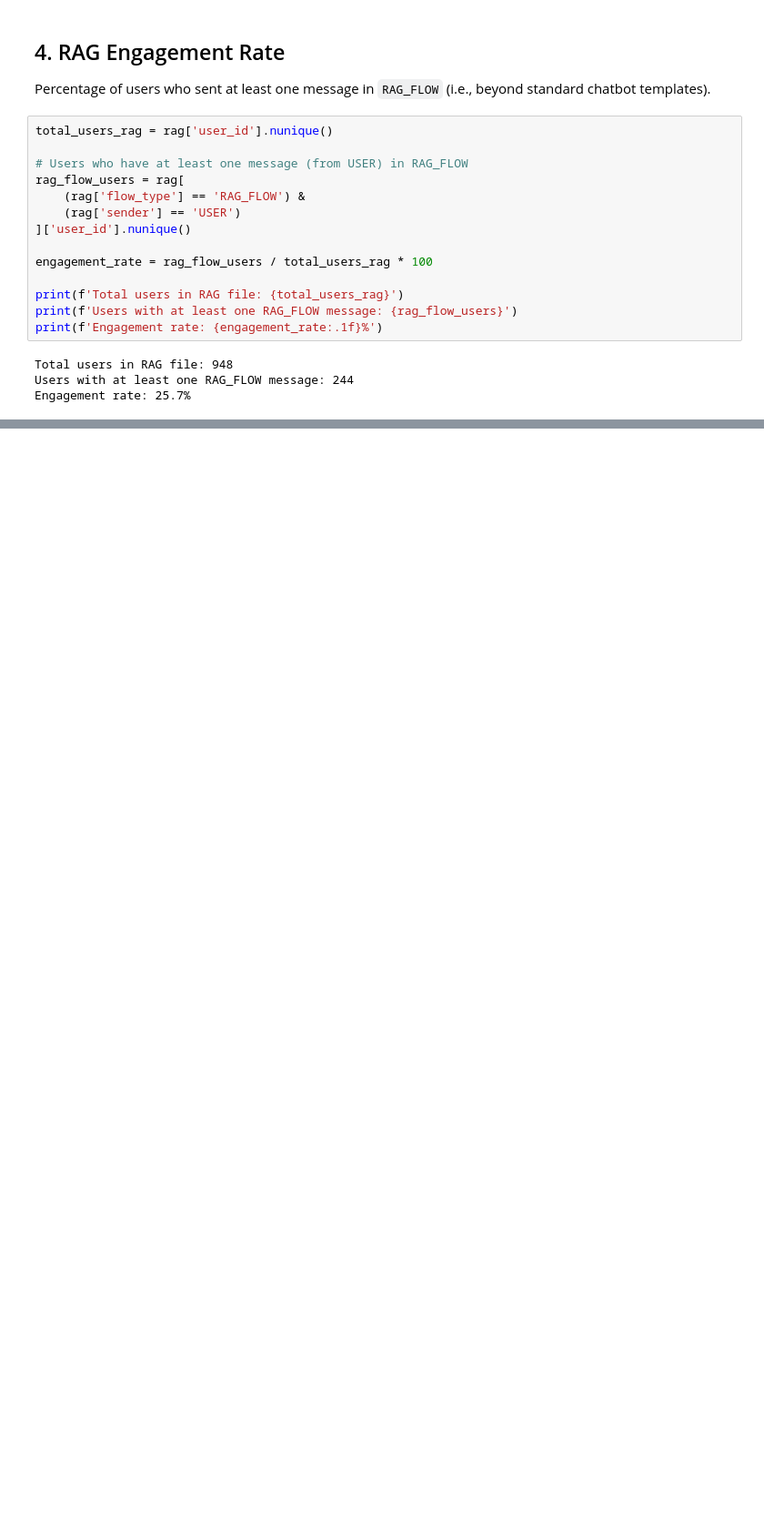
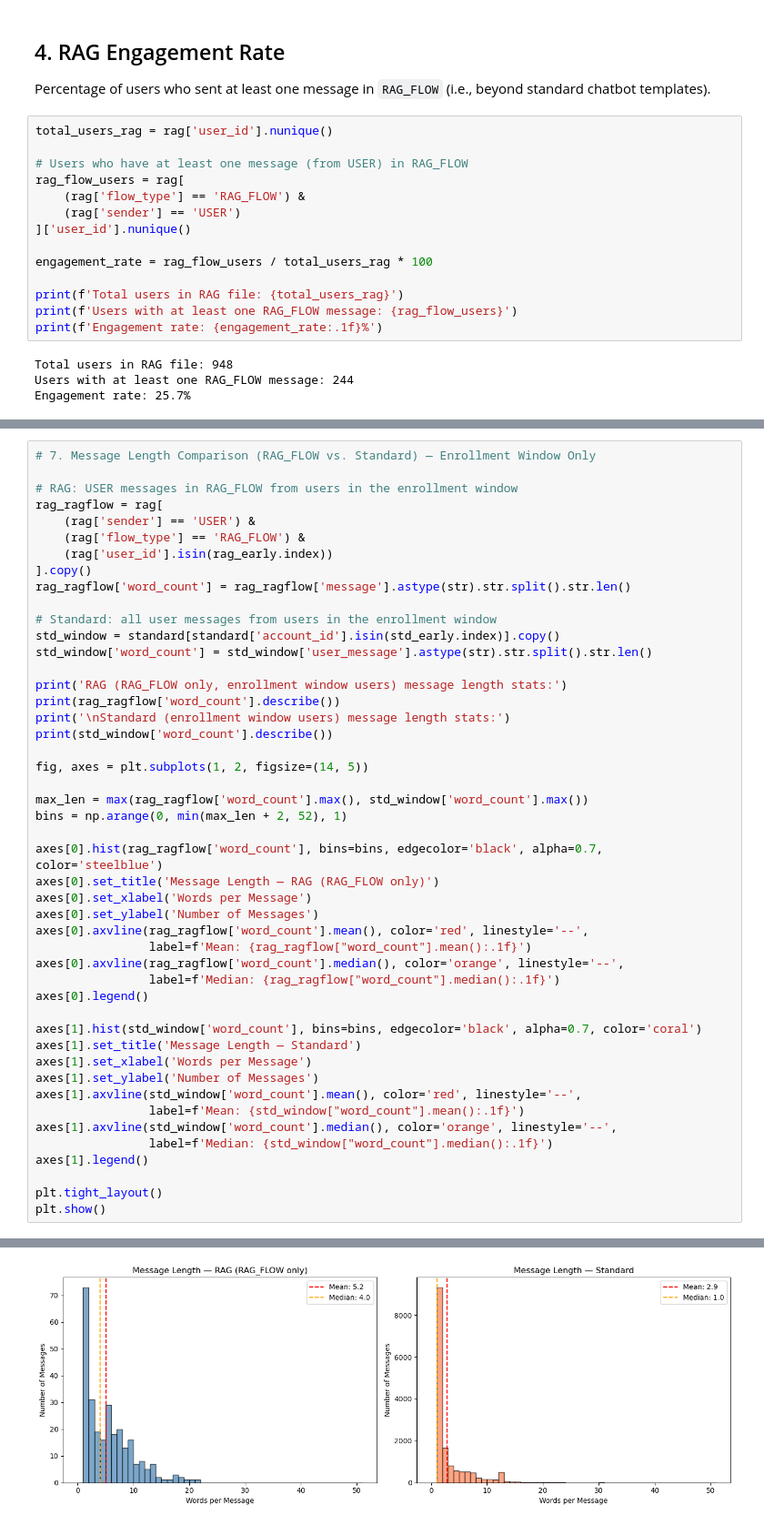
Before and after one commit to graliuce/nivi, a Jupyter notebook: conversation_logs_analysis.ipynb, the cells around one changed output, grey strips where cells are left out. Shown at 91% size. Drawn from its saved outputs; the diff is of its cells as text; blank space fills up the shorter version.

```diff
--- a/conversation_logs_analysis.ipynb
+++ b/conversation_logs_analysis.ipynb
@@ -334,0 +345,48 @@ plt.show()
+# %%
+# 7. Message Length Comparison (RAG_FLOW vs. Standard) — Enrollment Window Only
+
+# RAG: USER messages in RAG_FLOW from users in the enrollment window
+rag_ragflow = rag[
+    (rag['sender'] == 'USER') &
+    (rag['flow_type'] == 'RAG_FLOW') &
+    (rag['user_id'].isin(rag_early.index))
+].copy()
+rag_ragflow['word_count'] = rag_ragflow['message'].astype(str).str.split().str.len()
+
+# Standard: all user messages from users in the enrollment window
+std_window = standard[standard['account_id'].isin(std_early.index)].copy()
+std_window['word_count'] = std_window['user_message'].astype(str).str.split().str.len()
+
+print('RAG (RAG_FLOW only, enrollment window users) message length stats:')
+print(rag_ragflow['word_count'].describe())
+print('\nStandard (enrollment window users) message length stats:')
+print(std_window['word_count'].describe())
+
+fig, axes = plt.subplots(1, 2, figsize=(14, 5))
+
+max_len = max(rag_ragflow['word_count'].max(), std_window['word_count'].max())
+bins = np.arange(0, min(max_len + 2, 52), 1)
+
+axes[0].hist(rag_ragflow['word_count'], bins=bins, edgecolor='black', alpha=0.7, color='steelblue')
+axes[0].set_title('Message Length — RAG (RAG_FLOW only)')
+axes[0].set_xlabel('Words per Message')
+axes[0].set_ylabel('Number of Messages')
+axes[0].axvline(rag_ragflow['word_count'].mean(), color='red', linestyle='--',
+                label=f'Mean: {rag_ragflow["word_count"].mean():.1f}')
+axes[0].axvline(rag_ragflow['word_count'].median(), color='orange', linestyle='--',
+                label=f'Median: {rag_ragflow["word_count"].median():.1f}')
+axes[0].legend()
+
+axes[1].hist(std_window['word_count'], bins=bins, edgecolor='black', alpha=0.7, color='coral')
+axes[1].set_title('Message Length — Standard')
+axes[1].set_xlabel('Words per Message')
+axes[1].set_ylabel('Number of Messages')
+axes[1].axvline(std_window['word_count'].mean(), color='red', linestyle='--',
+                label=f'Mean: {std_window["word_count"].mean():.1f}')
+axes[1].axvline(std_window['word_count'].median(), color='orange', linestyle='--',
+                label=f'Median: {std_window["word_count"].median():.1f}')
+axes[1].legend()
+
+plt.tight_layout()
+plt.show()
+# %% [output]
@@ -334,0 +410 @@ plt.show()
+[figure, added]
```
Also changed, not shown: parts of 11 cells of this notebook, 3 other files.
